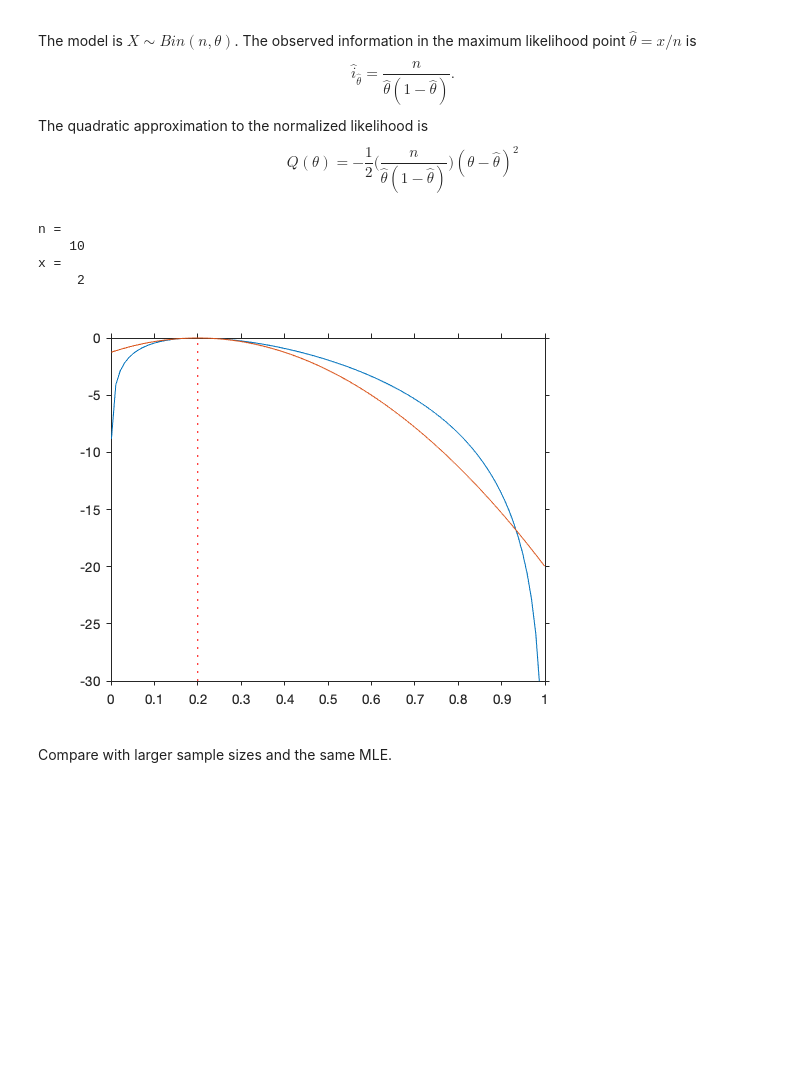
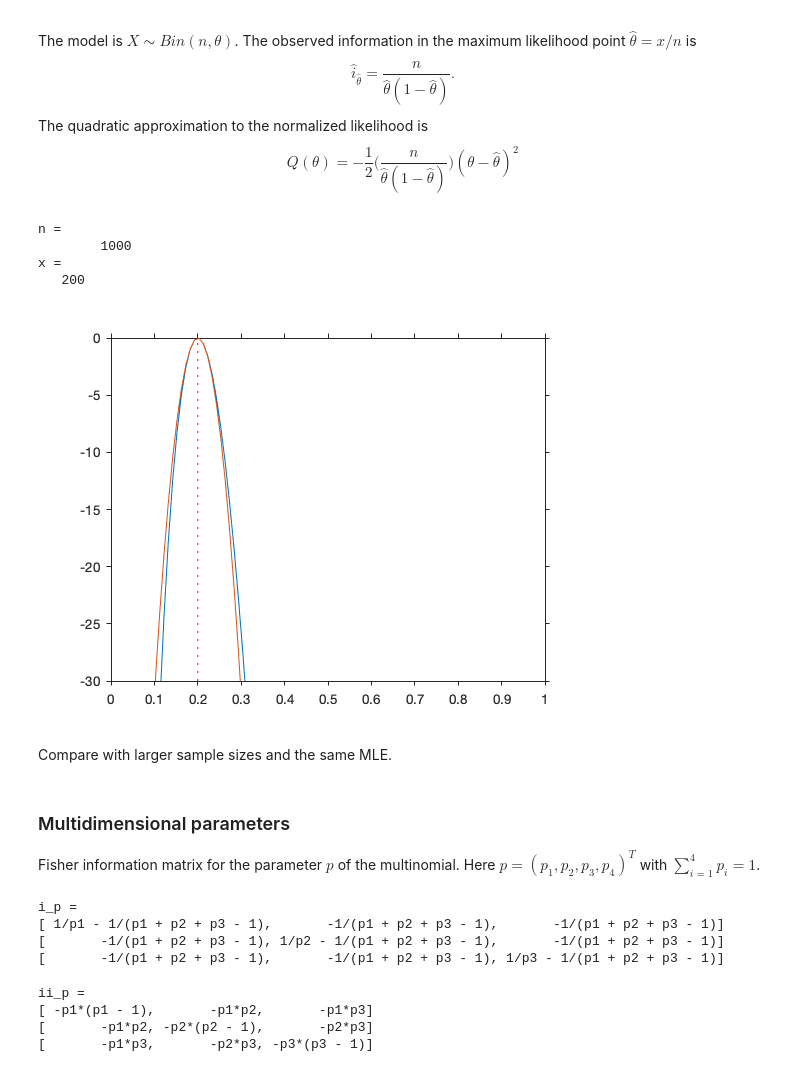
Before and after one commit to StaThin/statmat, a Jupyter notebook: jupyter/Chapter 5.ipynb, the cells around one changed output. Saved outputs shown, nothing was run; the diff lists cells and outputs as text; code cells hidden in the pictures; blank space fills up the shorter version.

```diff
--- a/jupyter/Chapter 5.ipynb
+++ b/jupyter/Chapter 5.ipynb
@@ -372,22 +372,41 @@ $$
 Q(\theta) = -\frac{1}{2} \Big(\frac{n}{\hat \theta(1-\hat \theta)}\Big)(\theta - \hat \theta)^2
 $$
 # %%
-n = 10
-x = 2
+n = 1000
+x = 200
 th = linspace(0.001, 0.999, 100);
 llik = @(th) x .* log(th) + (n-x) .* log(1-th) - x .* log(x./n) - (n-x) .* log(1-x./n);
 plot(th, llik(th))
 axis([0 1 -30 0])
 hold on
 quad = @(th) (-1/2) .* (n ./ ( (x./n) .* (1 - x./n))) .* (th - x./n).^2;
 plot(th, quad(th))
 vline(x/n)
 hold off
 # %% [output]
 n =
-    10
+        1000
 x =
-     2
+   200
-[figure, old version]
+[figure, new version]
 # %% [markdown]
 Compare with larger sample sizes and the same MLE.
+# %% [markdown]
+### Multidimensional parameters
+Fisher information matrix for the parameter $p$ of the multinomial. Here $p = (p_1, p_2, p_3, p_4)^T$ with $\sum_{i=1}^4 p_i = 1$.
+# %%
+syms p1 p2 p3 positive
+p4 = 1 - p1 - p2 - p3;
+i_p = ones(3) ./ p4 + diag([1/p1, 1/p2, 1/p3])
+# %% [output]
+i_p =
+[ 1/p1 - 1/(p1 + p2 + p3 - 1),       -1/(p1 + p2 + p3 - 1),       -1/(p1 + p2 + p3 - 1)]
+[       -1/(p1 + p2 + p3 - 1), 1/p2 - 1/(p1 + p2 + p3 - 1),       -1/(p1 + p2 + p3 - 1)]
+[       -1/(p1 + p2 + p3 - 1),       -1/(p1 + p2 + p3 - 1), 1/p3 - 1/(p1 + p2 + p3 - 1)]
+# %%
+ii_p = simplify(inv(i_p))
+# %% [output]
+ii_p =
+[ -p1*(p1 - 1),       -p1*p2,       -p1*p3]
+[       -p1*p2, -p2*(p2 - 1),       -p2*p3]
+[       -p1*p3,       -p2*p3, -p3*(p3 - 1)]
```
Also changed, not shown: parts of 8 cells of this notebook.
